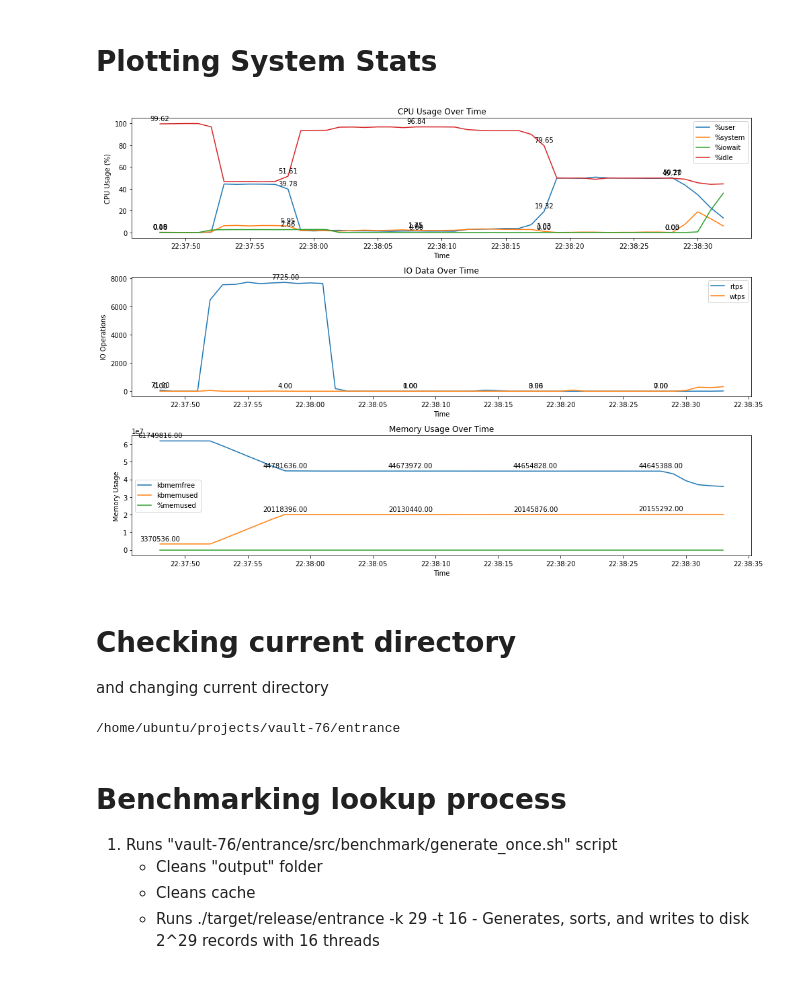
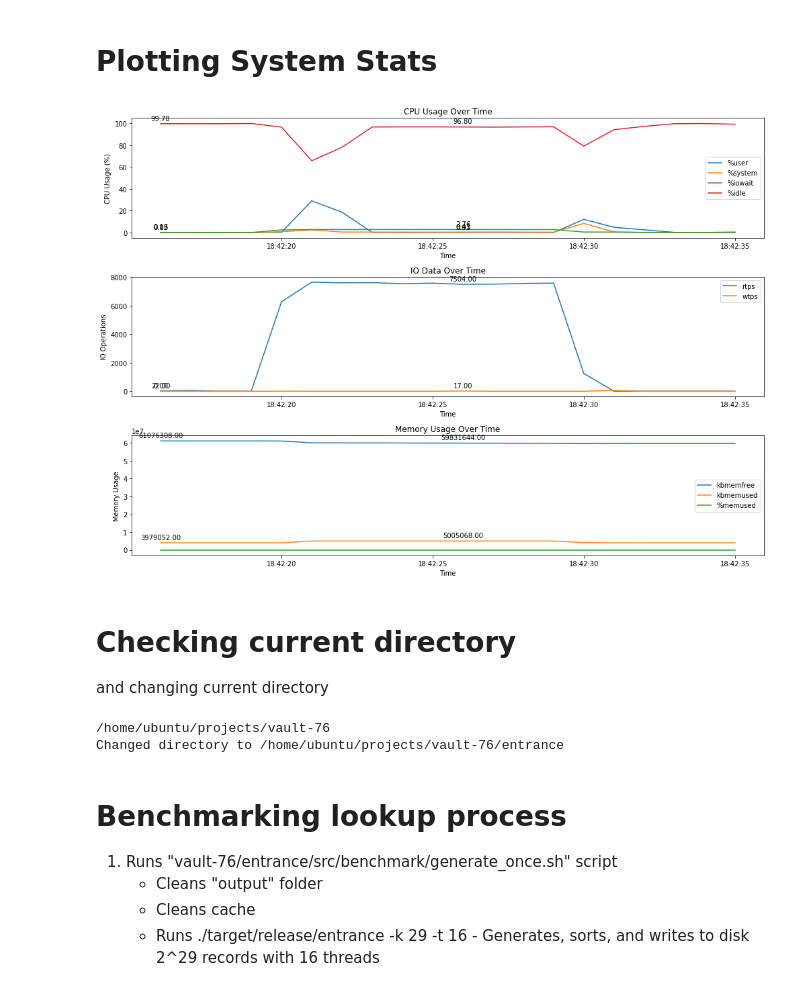
Before and after one commit to NrgNinja/vault-76, a Jupyter notebook: Benchmarks.ipynb, the cells around one changed output. Cells and saved outputs as stored; diff of their text form; code cells hidden in the pictures.

```diff
--- a/Untitled.ipynb
+++ b/Benchmarks.ipynb
@@ -225,9 +225,9 @@ def parse_memory_data(file_path):
     return memory_df
 
 
-cpu_file = "stats/cpu/cpu-stats_2916.txt"
-io_file = "stats/io/io-stats_2916.txt"
-memory_file = "stats/memory/memory-stats_2916.txt"
+cpu_file = "stats/cpu/cpu-stats_2516.txt"
+io_file = "stats/io/io-stats_2516.txt"
+memory_file = "stats/memory/memory-stats_2516.txt"
 
 cpu_df = parse_cpu_data(cpu_file)
 io_df = parse_io_data(io_file)
@@ -321,34 +321,34 @@ for i in range(0, len(memory_df), 10):
     plt.annotate(
         f"{memory_df['kbmemfree'][i]:.2f}",
         (memory_df["Time"][i], memory_df["kbmemfree"][i]),
         textcoords="offset points",
         xytext=(0, 5),
         ha="center",
     )
     plt.annotate(
         f"{memory_df['kbmemused'][i]:.2f}",
         (memory_df["Time"][i], memory_df["kbmemused"][i]),
         textcoords="offset points",
         xytext=(0, 5),
         ha="center",
     )
     # plt.annotate(
     #     f"{memory_df['%memused'][i]:.2f}",
     #     (memory_df["Time"][i], memory_df["%memused"][i]),
     #     textcoords="offset points",
     #     xytext=(0, 5),
     #     ha="center",
     # )
 
 plt.xlabel("Time")
 plt.ylabel("Memory Usage")
 plt.title("Memory Usage Over Time")
 plt.legend()
 
 plt.tight_layout()
 plt.show()
 # %% [output]
-[figure, old version]
+[figure, new version]
 # %% [markdown]
 # Checking current directory
 and changing current directory
@@ -358,11 +358,12 @@ import os
 current_directory = os.getcwd()
 print(current_directory)
 
-# os.chdir("/home/ubuntu/projects/vault-76/entrance")
-# current_directory = os.getcwd()
-# print(f"Changed directory to {current_directory}")
+os.chdir("/home/ubuntu/projects/vault-76/entrance")
+current_directory = os.getcwd()
+print(f"Changed directory to {current_directory}")
 # %% [output]
-/home/ubuntu/projects/vault-76/entrance
+/home/ubuntu/projects/vault-76
+Changed directory to /home/ubuntu/projects/vault-76/entrance
 # %% [markdown]
 # Benchmarking lookup process
 1. Runs "vault-76/entrance/src/benchmark/generate_once.sh" script
```
Also changed, not shown: 8 other files.
